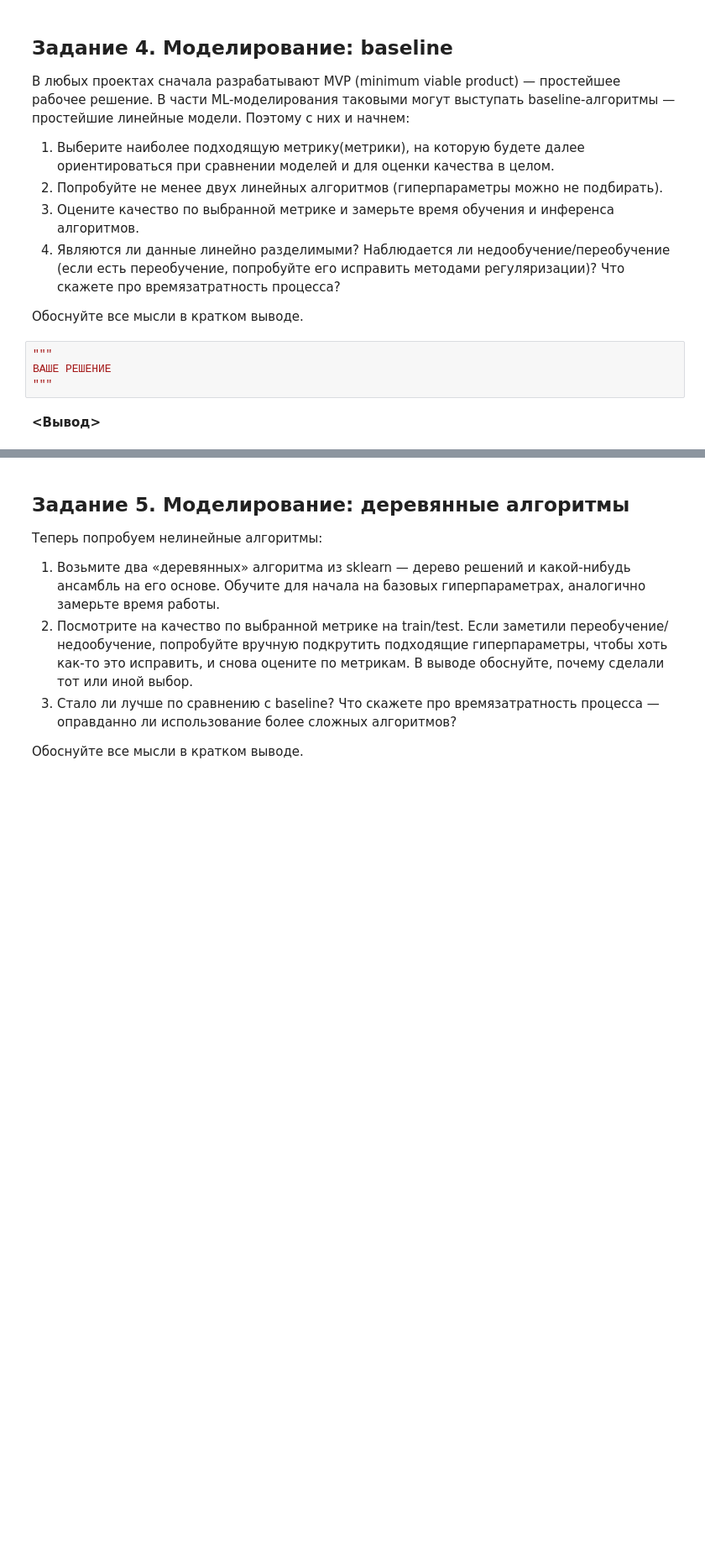
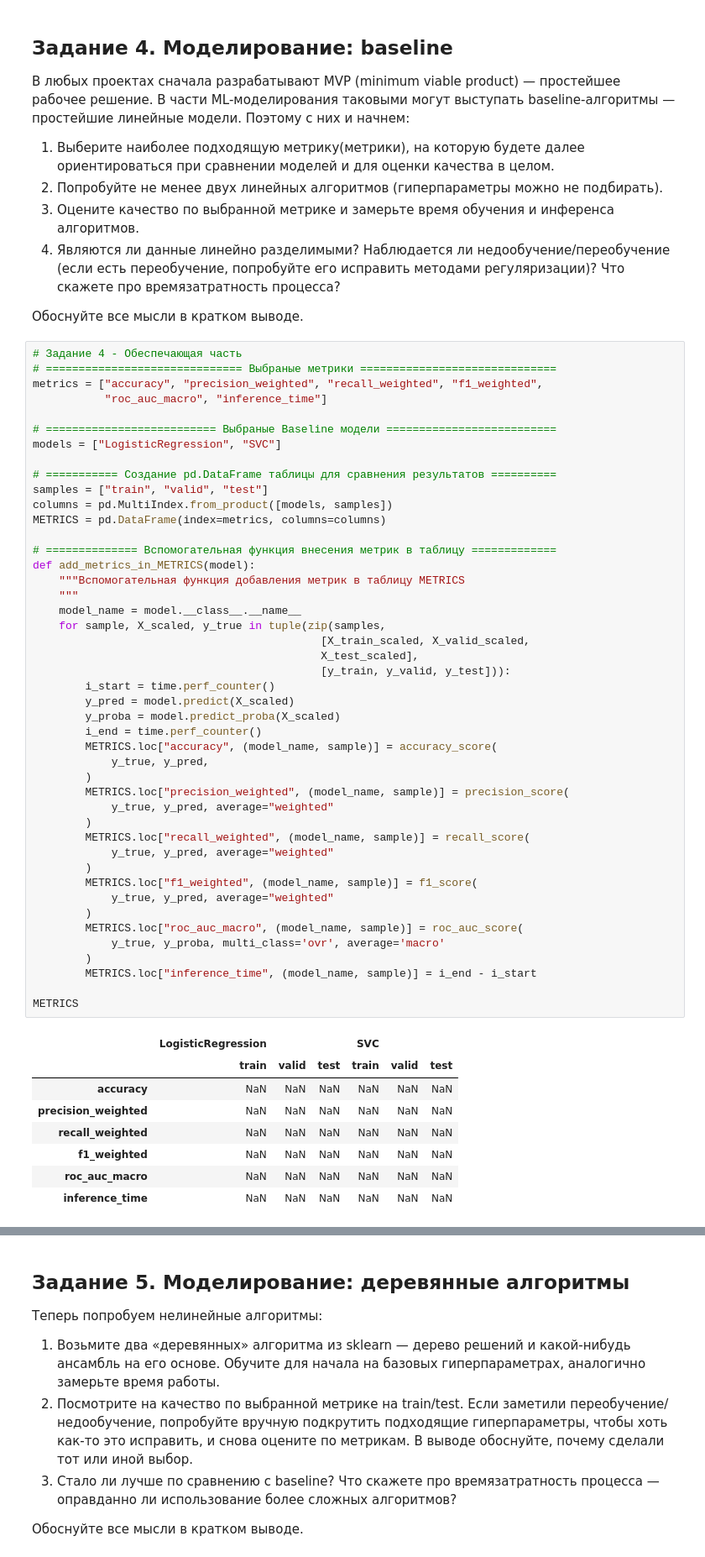
Before and after one commit to EgrSlv/DeepLearning__MIPT, a Jupyter notebook: Final_task/ML_FinalTask_report_SolovevEgor.ipynb, the cells around one changed output, grey strips where cells are left out. Shown at 84% size. Cells and saved outputs as stored; diff of their text form; blank space fills up the shorter version.

```diff
--- a/Final_task/ML_FinalTask_report_SolovevEgor.ipynb
+++ b/Final_task/ML_FinalTask_report_SolovevEgor.ipynb
@@ -337,9 +363,57 @@ plt.show()
 4. Являются ли данные линейно разделимыми? Наблюдается ли недообучение/переобучение (если есть переобучение, попробуйте его исправить методами регуляризации)? Что скажете про времязатратность процесса?
 
 Обоснуйте все мысли в кратком выводе.
-# %%
-"""
-ВАШЕ РЕШЕНИЕ
-"""
-# %% [markdown]
-**<Вывод>**
+# %%
+# Задание 4 - Обеспечающая часть
+# ============================== Выбраные метрики ==============================
+metrics = ["accuracy", "precision_weighted", "recall_weighted", "f1_weighted",
+           "roc_auc_macro", "inference_time"]
+
+# ========================== Выбраные Baseline модели ==========================
+models = ["LogisticRegression", "SVC"]
+
+# =========== Создание pd.DataFrame таблицы для сравнения результатов ==========
+samples = ["train", "valid", "test"]
+columns = pd.MultiIndex.from_product([models, samples])
+METRICS = pd.DataFrame(index=metrics, columns=columns)
+
+# ============== Вспомогательная функция внесения метрик в таблицу =============
+def add_metrics_in_METRICS(model):
+    """Вспомогательная функция добавления метрик в таблицу METRICS
+    """
+    model_name = model.__class__.__name__
+    for sample, X_scaled, y_true in tuple(zip(samples,
+                                            [X_train_scaled, X_valid_scaled,
+                                            X_test_scaled],
+                                            [y_train, y_valid, y_test])):
+        i_start = time.perf_counter()
+        y_pred = model.predict(X_scaled)
+        y_proba = model.predict_proba(X_scaled)
+        i_end = time.perf_counter()
+        METRICS.loc["accuracy", (model_name, sample)] = accuracy_score(
+            y_true, y_pred,
+        )
+        METRICS.loc["precision_weighted", (model_name, sample)] = precision_score(
+            y_true, y_pred, average="weighted"
+        )
+        METRICS.loc["recall_weighted", (model_name, sample)] = recall_score(
+            y_true, y_pred, average="weighted"
+        )
+        METRICS.loc["f1_weighted", (model_name, sample)] = f1_score(
+            y_true, y_pred, average="weighted"
+        )
+        METRICS.loc["roc_auc_macro", (model_name, sample)] = roc_auc_score(
+            y_true, y_proba, multi_class='ovr', average='macro'
+        )
+        METRICS.loc["inference_time", (model_name, sample)] = i_end - i_start
+
+METRICS
+# %% [output]
+|  | LogisticRegression |  |  | SVC |  |  |
+|  | train | valid | test | train | valid | test |
+| accuracy | NaN | NaN | NaN | NaN | NaN | NaN |
+| precision_weighted | NaN | NaN | NaN | NaN | NaN | NaN |
+| recall_weighted | NaN | NaN | NaN | NaN | NaN | NaN |
+| f1_weighted | NaN | NaN | NaN | NaN | NaN | NaN |
+| roc_auc_macro | NaN | NaN | NaN | NaN | NaN | NaN |
+| inference_time | NaN | NaN | NaN | NaN | NaN | NaN |
```
Also changed, not shown: parts of 14 cells of this notebook.
